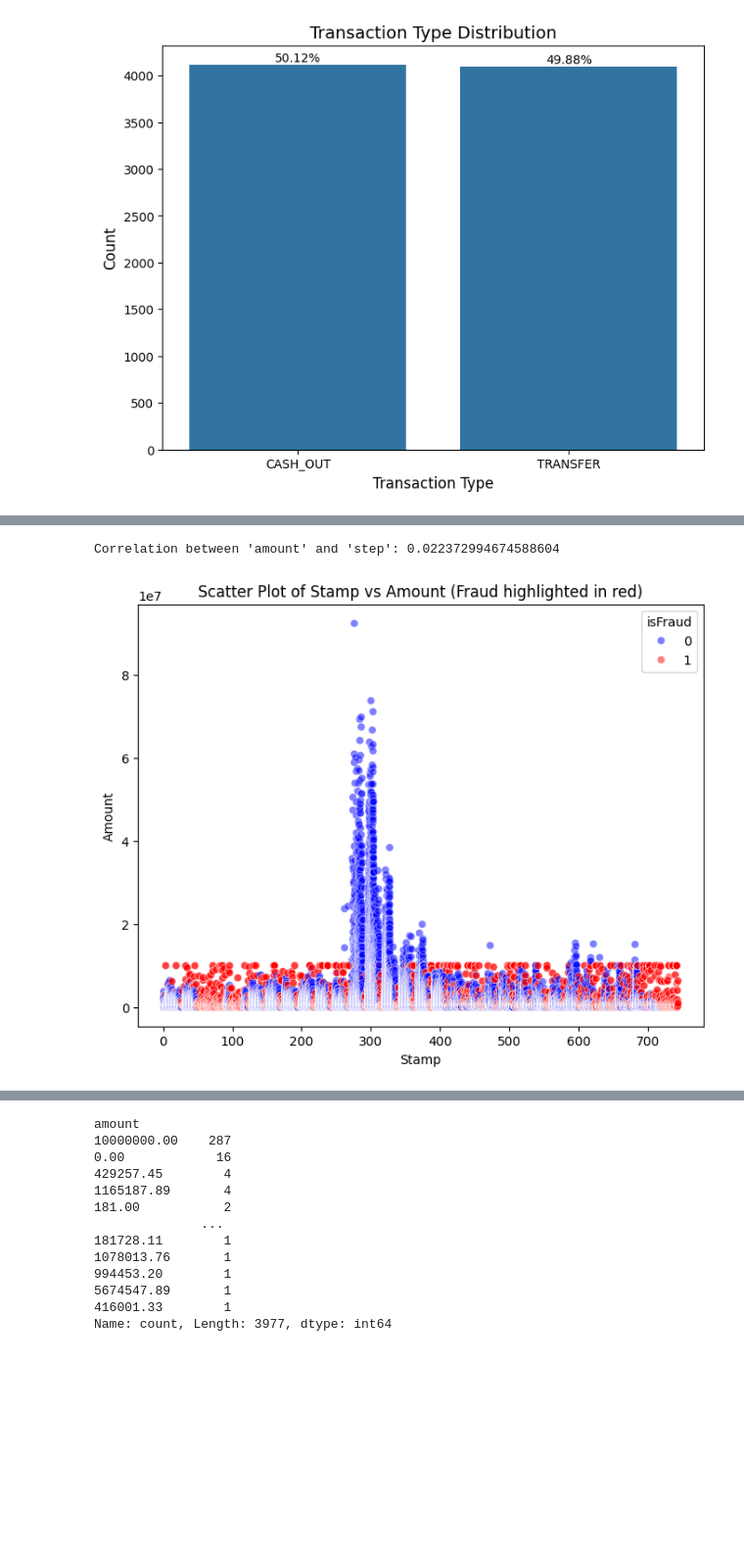
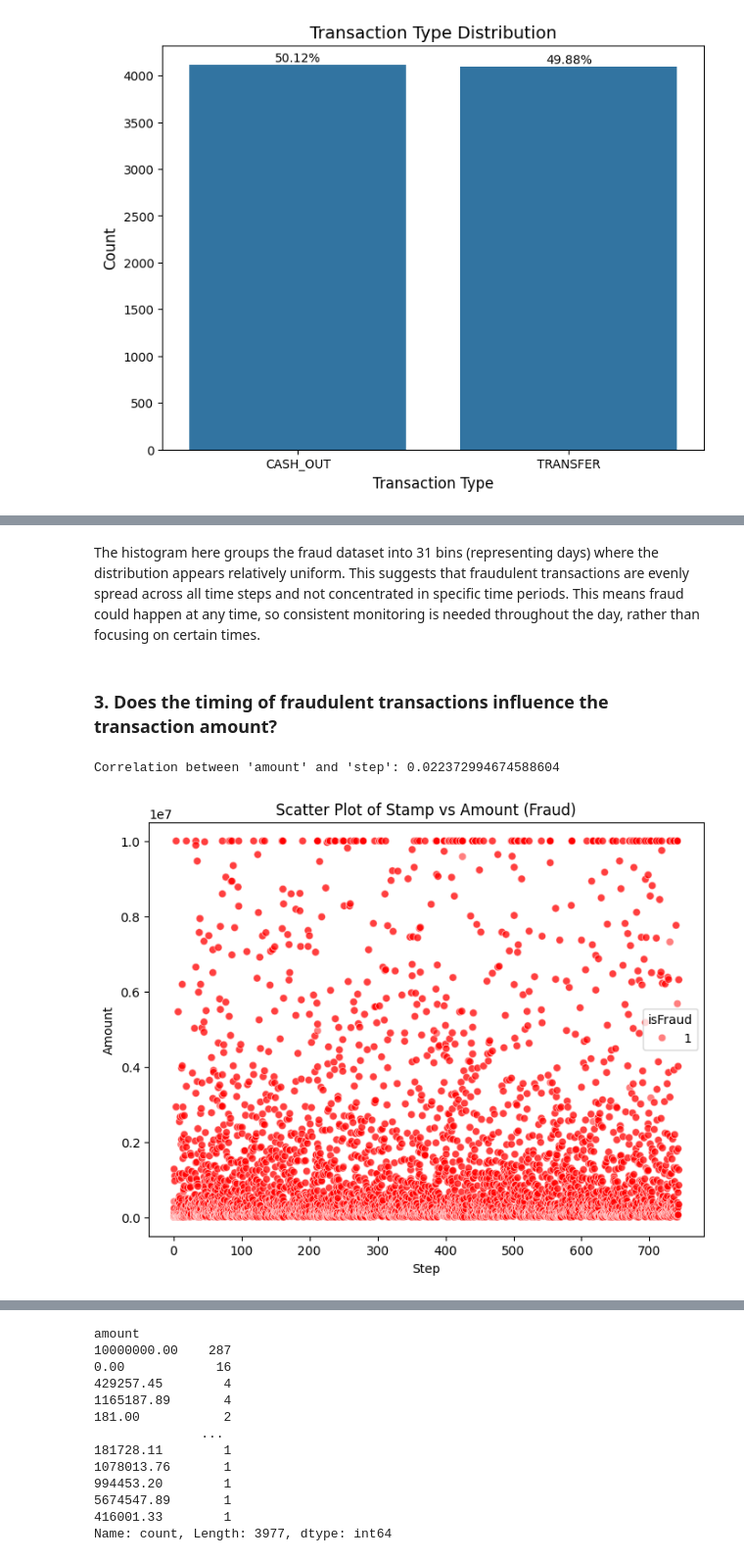
Before and after one commit to vernenlim/DSA4263, a Jupyter notebook: Notebooks/1.0-faldho-linitial-data-exploration.ipynb, the cells around one changed output, grey strips where cells are left out. Shown: that part at 98% size. Saved outputs shown, nothing was run; the diff lists cells and outputs as text; code cells hidden in the pictures; blank space fills up the shorter version.

```diff
--- a/Notebooks/1.0-faldho-linitial-data-exploration.ipynb
+++ b/Notebooks/1.0-faldho-linitial-data-exploration.ipynb
@@ -287,3 +344,7 @@ Fraudulent transactions occur only in CASH_OUT and TRANSFER types, with nearly e
+# %% [markdown]
+The histogram here groups the fraud dataset into 31 bins (representing days) where the distribution appears relatively uniform. This suggests that fraudulent transactions are evenly spread across all time steps and not concentrated in specific time periods. This means fraud could happen at any time, so consistent monitoring is needed throughout the day, rather than focusing on certain times.
+# %% [markdown]
+<h3>3. Does the timing of fraudulent transactions influence the transaction amount?
 # %%
 correlation = df['amount'].corr(df['step'])
 print(f"Correlation between 'amount' and 'step': {correlation}")
@@ -291,10 +352,10 @@ print(f"Correlation between 'amount' and 'step': {correlation}")
 Correlation between 'amount' and 'step': 0.022372994674588604
 # %%
 plt.figure(figsize=(8, 6))
-sns.scatterplot(x='step', y='amount', data=df, hue='isFraud', palette={0: 'blue', 1: 'red'}, alpha=0.5)
-plt.title('Scatter Plot of Stamp vs Amount (Fraud highlighted in red)')
-plt.xlabel('Stamp')
+sns.scatterplot(x='step', y='amount', data=df[df['isFraud']==1], hue='isFraud', palette={0: 'blue', 1: 'red'}, alpha=0.5)
+plt.title('Scatter Plot of Stamp vs Amount (Fraud)')
+plt.xlabel('Step')
 plt.ylabel('Amount')
 plt.show()
 # %% [output]
-[figure, old version]
+[figure, new version]
```
Also changed, not shown: parts of 36 cells of this notebook, 1 other file.
